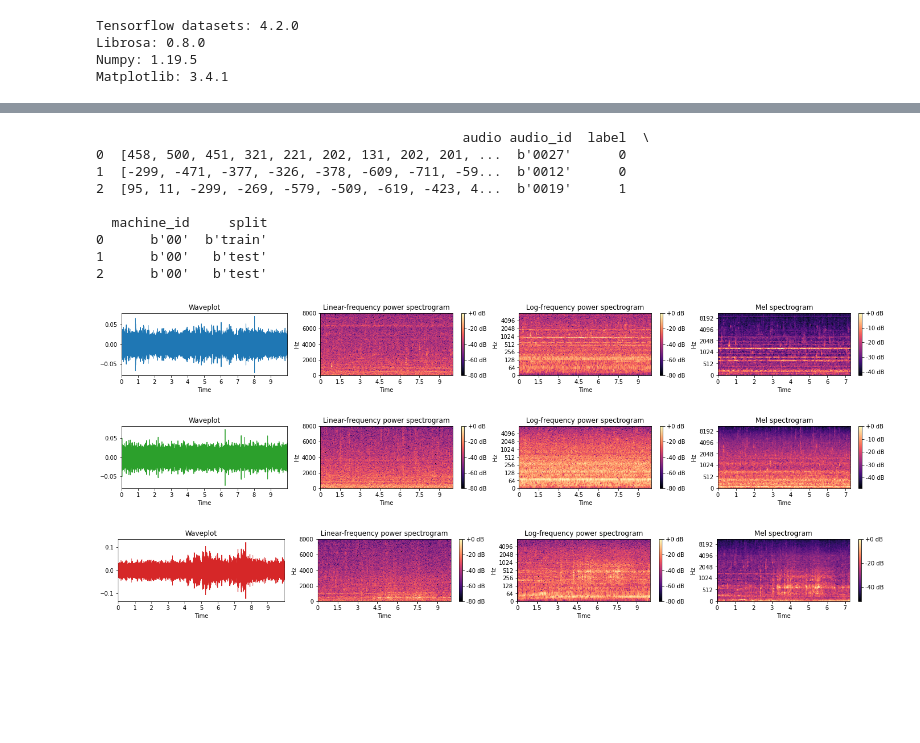
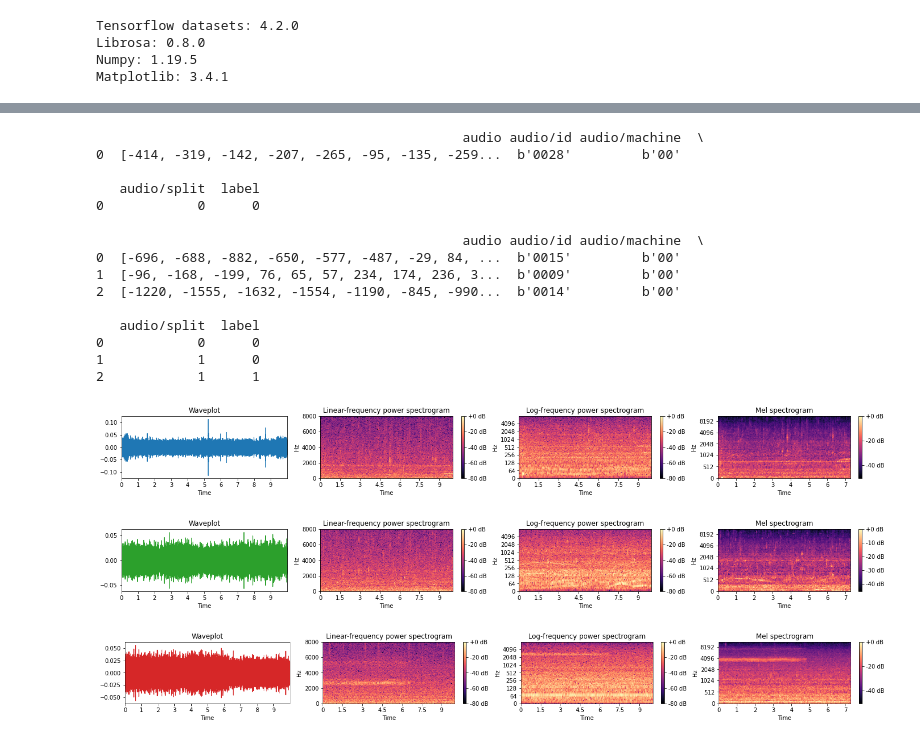
Before and after one commit to xiaoxi-david/malfunctioning-machines, a Jupyter notebook: jupyter/notebooks/4-EDA_samples.ipynb, the cells around one changed output, grey strips where cells are left out. Saved outputs shown, nothing was run; the diff lists cells and outputs as text; code cells hidden in the pictures; blank space fills up the shorter version.

```diff
--- a/jupyter/notebooks/4-EDA_samples.ipynb
+++ b/jupyter/notebooks/4-EDA_samples.ipynb
@@ -29,3 +34,11 @@ data_dir = "../dataset"
+# %%
+tfds.as_dataframe(train.take(1), info)
+# %% [output]
+                                               audio audio/id audio/machine  \
+0  [-414, -319, -142, -207, -265, -95, -135, -259...  b'0028'         b'00'
+
+   audio/split  label
+0            0      0
 # %%
 def print_plot(audio_sample, color):
     y = list(audio_sample)[0]["audio"].numpy() / 2**15
@@ -55,33 +68,33 @@ def print_plot(audio_sample, color):
 # %%
 color = ["tab:blue", "tab:green", "tab:red"]
 audios = train.concatenate(test)
 
 audios_lst = audios.take(0)
 
 machine_id = "00"
 idx = 0
 
-for split in ["train", "test"]:
-    for label in [0,1]:
-        if split == "train" and label == 1:
+for split in [0,1]: #[train, test]
+    for label in [0,1]: #[normal, anomaly]
+        if split == 0 and label == 1:
             continue
         else:
-            audio_sample = audios.filter(lambda x: (x["machine_id"] == machine_id) & (x["split"] == split) & (x["label"] == label)).shuffle(32).take(1)
+            audio_sample = audios.filter(lambda x: (x["audio/machine"] == machine_id) & (x["audio/split"] == split) & (x["label"] == label)).shuffle(32).take(1)
             print_plot(audio_sample, color[idx])
             audios_lst = audios_lst.concatenate(audio_sample)
             idx += 1
 
 tfds.as_dataframe(audios_lst, info)
 # %% [output]
-                                               audio audio_id  label  \
-0  [458, 500, 451, 321, 221, 202, 131, 202, 201, ...  b'0027'      0
-1  [-299, -471, -377, -326, -378, -609, -711, -59...  b'0012'      0
-2  [95, 11, -299, -269, -579, -509, -619, -423, 4...  b'0019'      1
+                                               audio audio/id audio/machine  \
+0  [-696, -688, -882, -650, -577, -487, -29, 84, ...  b'0015'         b'00'
+1  [-96, -168, -199, 76, 65, 57, 234, 174, 236, 3...  b'0009'         b'00'
+2  [-1220, -1555, -1632, -1554, -1190, -845, -990...  b'0014'         b'00'
 
-  machine_id     split
-0      b'00'  b'train'
-1      b'00'   b'test'
-2      b'00'   b'test'
+   audio/split  label
+0            0      0
+1            1      0
+2            1      1
-[figure, old version]
+[figure, new version]
-[figure, old version]
+[figure, new version]
-[figure, old version]
+[figure, new version]
```
Also changed, not shown: parts of 1 cell of this notebook, 1 other file.
